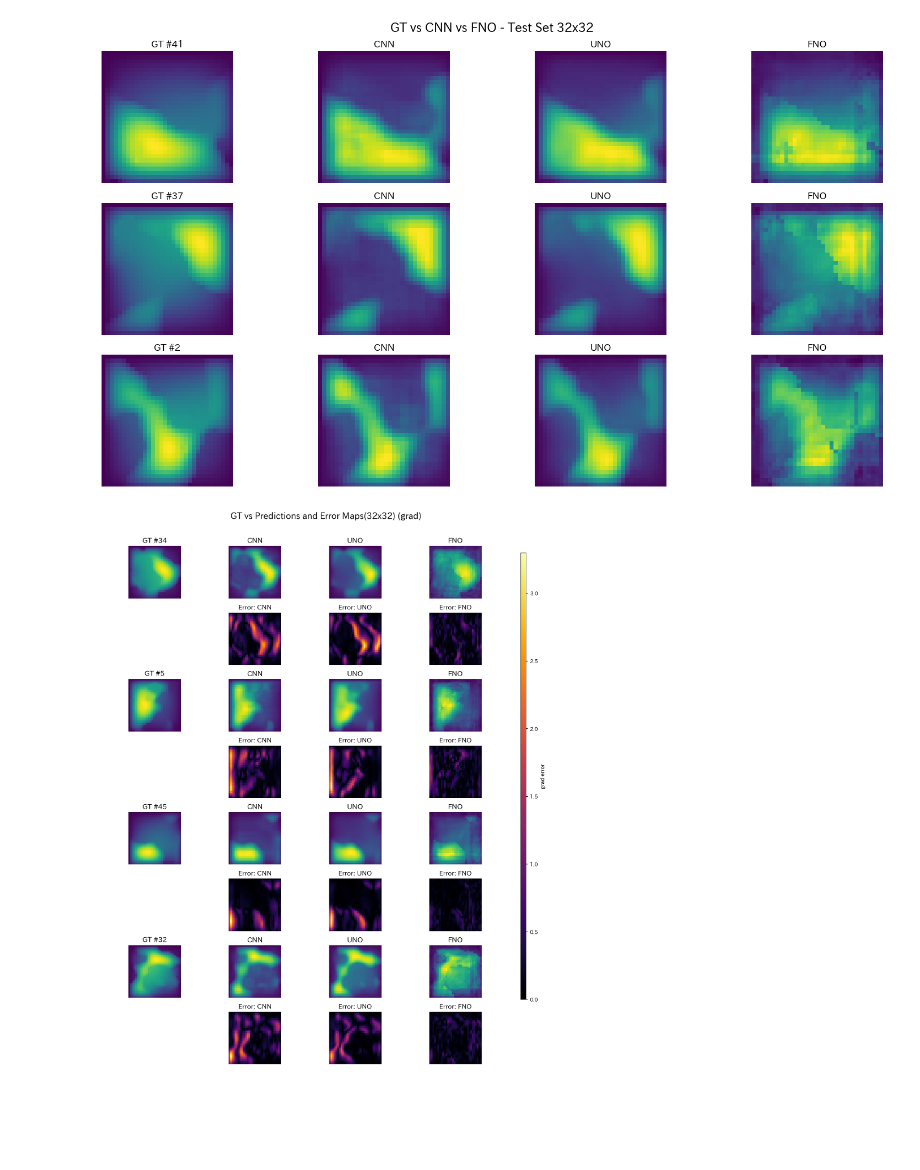
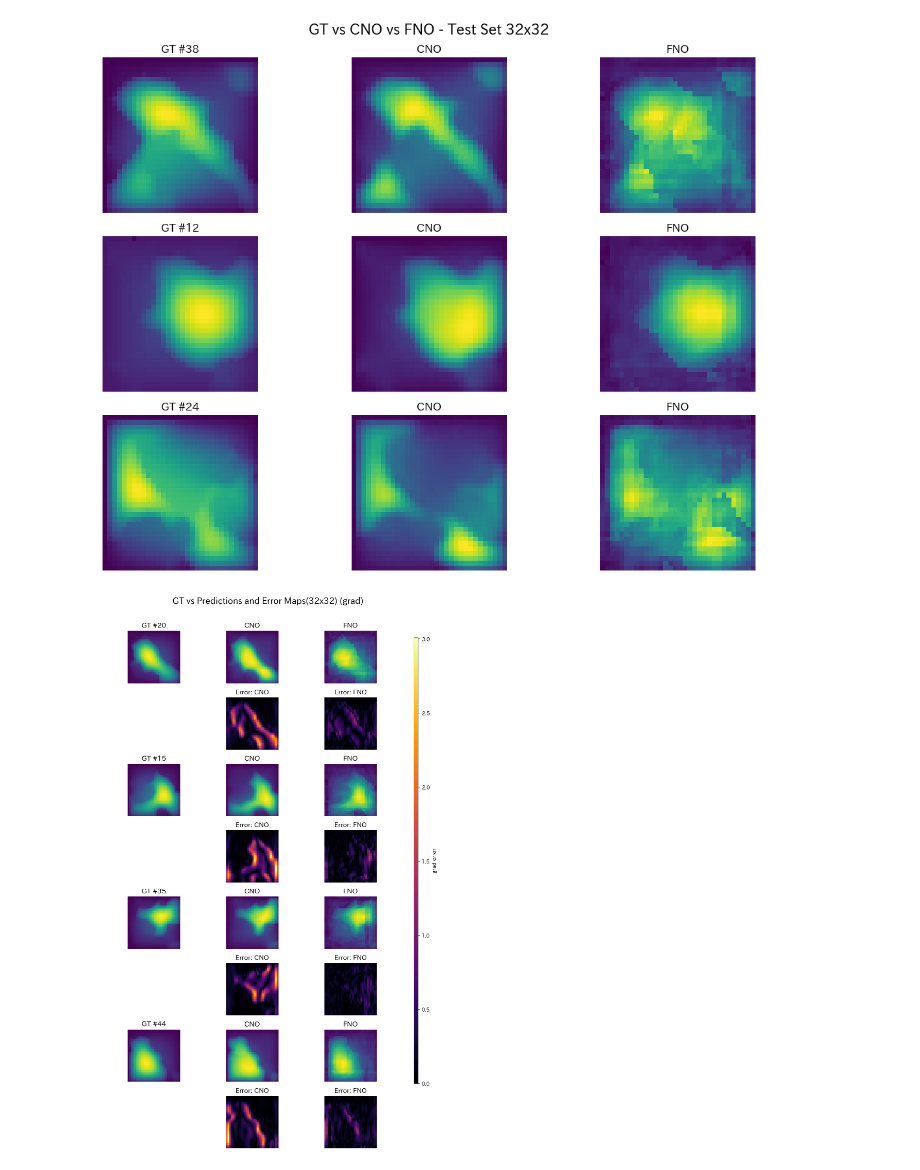
Before and after one commit to natsuki0720/neural_operator_comparison, a Jupyter notebook: notebooks/darcy_compare.ipynb, the cells around one changed output. Cells and saved outputs as stored; diff of their text form; code cells hidden in the pictures; blank space fills up the shorter version.

```diff
--- a/notebooks/darcy_compare.ipynb
+++ b/notebooks/darcy_compare.ipynb
@@ -33,14 +32,9 @@ y_test_32 = test_data_32["y"].unsqueeze(1).float()
 
 device = torch.device("cuda" if torch.cuda.is_available() else "cpu")
 
-cnn = CNN().to(device)
-cnn.load_state_dict(torch.load("../results/forward/checkpoints/best_darcy_cnn_model.pth", map_location=device))
-cnn.eval()
-
-
-uno = UNO(1, 1, 32).to(device)
-uno.load_state_dict(torch.load("../results/forward/checkpoints/best_darcy_uno_model.pth", map_location=device))
-uno.eval()
+cno = CNO(1, 1, 32).to(device)
+cno.load_state_dict(torch.load("../results/forward/checkpoints/best_darcy_cno_model.pth", map_location=device))
+cno.eval()
 
 fno = FNO(modes1=8, modes2=8, width=32).to(device)
 fno.load_state_dict(torch.load("../results/forward/checkpoints/best_darcy_fno_model.pth", map_location=device))
@@ -175,15 +150,10 @@ inference_times_32 = {}
 metrics_32 = {}
 
 with torch.no_grad():
-    # CNN
-    pred_cnn_32 = cnn(x_test_32).cpu().numpy()
-    inference_times_32["CNN"] = measure_inference_time(cnn, x_test_32,warmup=10,repeat=1000)
-    metrics_32["CNN"] = evaluate(pred_cnn_32, y_test_32.cpu().numpy())
-
-    # UNO
-    pred_uno_32 = uno(x_test_32).cpu().numpy()
-    inference_times_32["UNO"] = measure_inference_time(uno, x_test_32,warmup=10,repeat=1000)
-    metrics_32["UNO"] = evaluate(pred_uno_32, y_test_32.cpu().numpy())
+    # CNO
+    pred_cno_32 = cno(x_test_32).cpu().numpy()
+    inference_times_32["CNO"] = measure_inference_time(cno, x_test_32,warmup=10,repeat=1000)
+    metrics_32["CNO"] = evaluate(pred_cno_32, y_test_32.cpu().numpy())
 
     # FNO
     x_test_fno_32 = x_test_32.permute(0, 2, 3, 1)  # (B, H, W, 1)
@@ -239,21 +199,21 @@ boxplot_metric_comparison({"CNN": psnr_cnn_32, "UNO": psnr_uno_32, "FNO": psnr_f
 # %%
 # visualize prediction samples
 gt_images_32 = y_true_32.squeeze(1)                    # [B, 1, H, W] → [B, H, W]
-cnn_images_32 = pred_cnn_32.squeeze(1)                 # [B, 1, H, W]
-uno_images_32 = pred_uno_32.squeeze(1)              # [B, 1, H, W]
+cno_images_32 = pred_cno_32.squeeze(1)                 # [B, 1, H, W]
 fno_images_32 = pred_fno_32.squeeze(-1)                # [B, H, W, 1]
 
-preds_32 = [cnn_images_32, uno_images_32, fno_images_32]
-labels_32 = ["CNN", "UNO", "FNO"]
+preds_32 = [cno_images_32, fno_images_32]
+labels_32 = ["CNO", "FNO"]
 
-plot_gt_pred_comparison(gt_images_32,preds_32,labels_32,num_samples=3, title="GT vs CNN vs FNO - Test Set 32x32")
+
+plot_gt_pred_comparison(gt_images_32,preds_32,labels_32,num_samples=3, title="GT vs CNO vs FNO - Test Set 32x32")
 # %% [output]
-[figure, old version]
+[figure, new version]
 # %%
 # visualize prediction error
 error_type = "grad"  # error_type = "abs", "square", "grad","ssim"から選択
 plot_comparison_with_error_maps(gt_images_32,preds_32,labels_32,num_samples=4, title = f"GT vs Predictions and Error Maps(32x32) ({error_type})",error_type=error_type)
 # %% [output]
-[figure, old version]
+[figure, new version]
 # %%
 # visualize spectrum
```
Also changed, not shown: parts of 9 cells of this notebook, 17 other files.
